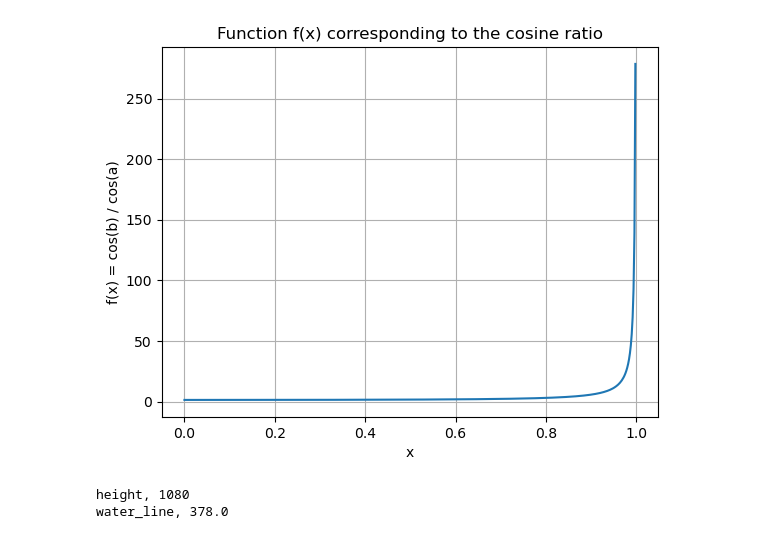
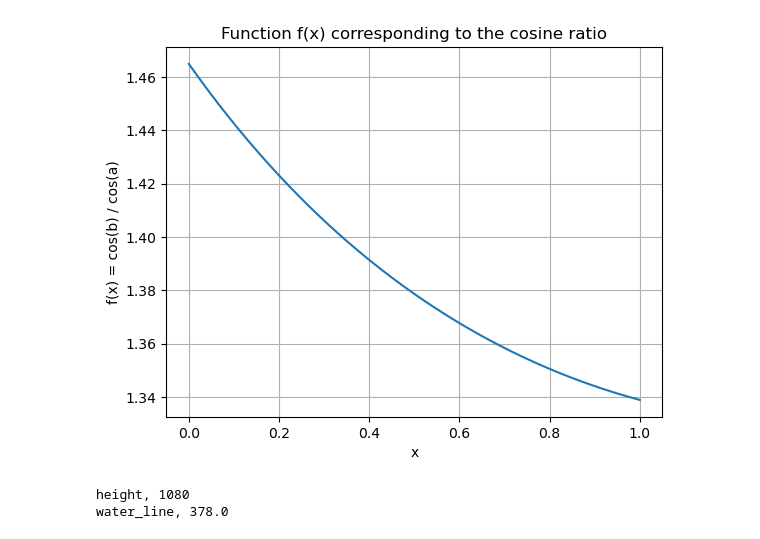
Before and after one commit to Sparkle6979/PoVER, a Jupyter notebook: utils/refraction.ipynb, the cells around one changed output. Saved outputs shown, nothing was run; the diff lists cells and outputs as text; code cells hidden in the pictures.

```diff
--- a/utils/refraction.ipynb
+++ b/utils/refraction.ipynb
@@ -5,7 +5,7 @@ import matplotlib.pyplot as plt
 
 def calculate_proportion(pro,na = 1,nw = 1.33):
     # 计算角度a
-    a_deg = 20 + 30 * pro
+    a_deg = 10 + 25 * (1 - pro)
     a_rad = np.radians(a_deg)
 
     # 计算余弦比值f(x)
@@ -15,35 +15,35 @@ def calculate_proportion(pro,na = 1,nw = 1.33):
     cos_b = np.sqrt(1 - sin_b**2)
     f_x = (nw / na) * cos_b / cos_a
     return f_x
 
 na = 1
 nw = 1.33
 # 定义x的范围
 x = np.linspace(0, 1, 500)
 
 # 计算角度a(20-50)
-a_deg = 0 + 90 * x
+a_deg = 10 + 25 * (1-x)
 a_rad = np.radians(a_deg)
 
 # 计算余弦比值f(x)
 sin_a = np.sin(a_rad)
 sin_b = (sin_a * na) / nw
 cos_a = np.sqrt(1 - sin_a**2)
 cos_b = np.sqrt(1 - sin_b**2)
 f_x = (nw / na) * (cos_b / cos_a)
 
 # 绘制图像
 plt.plot(x, f_x)
 plt.xlabel('x')
 plt.ylabel('f(x) = cos(b) / cos(a)')
 plt.title('Function f(x) corresponding to the cosine ratio')
 plt.grid(True)
 plt.show()
 
 a_deg = 90
 print()
 # %% [output]
-[figure, old version]
+[figure, new version]
 # %%
 import cv2
 import numpy as np
```
Also changed, not shown: parts of 3 cells of this notebook.
